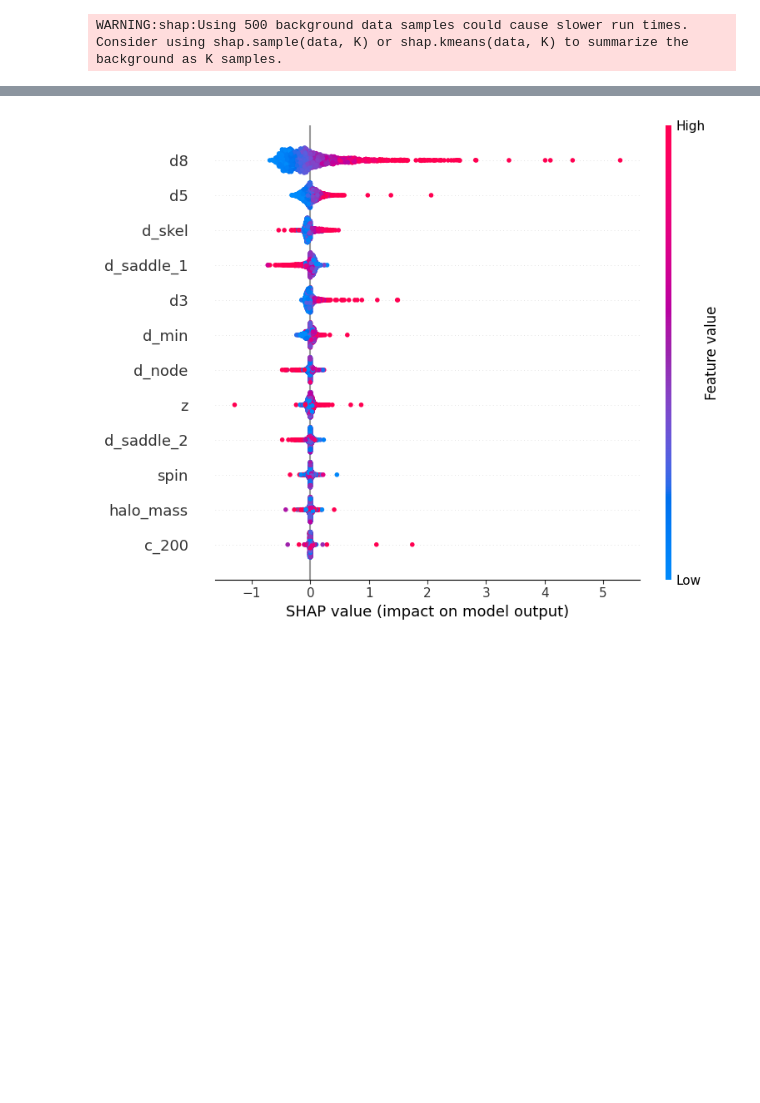
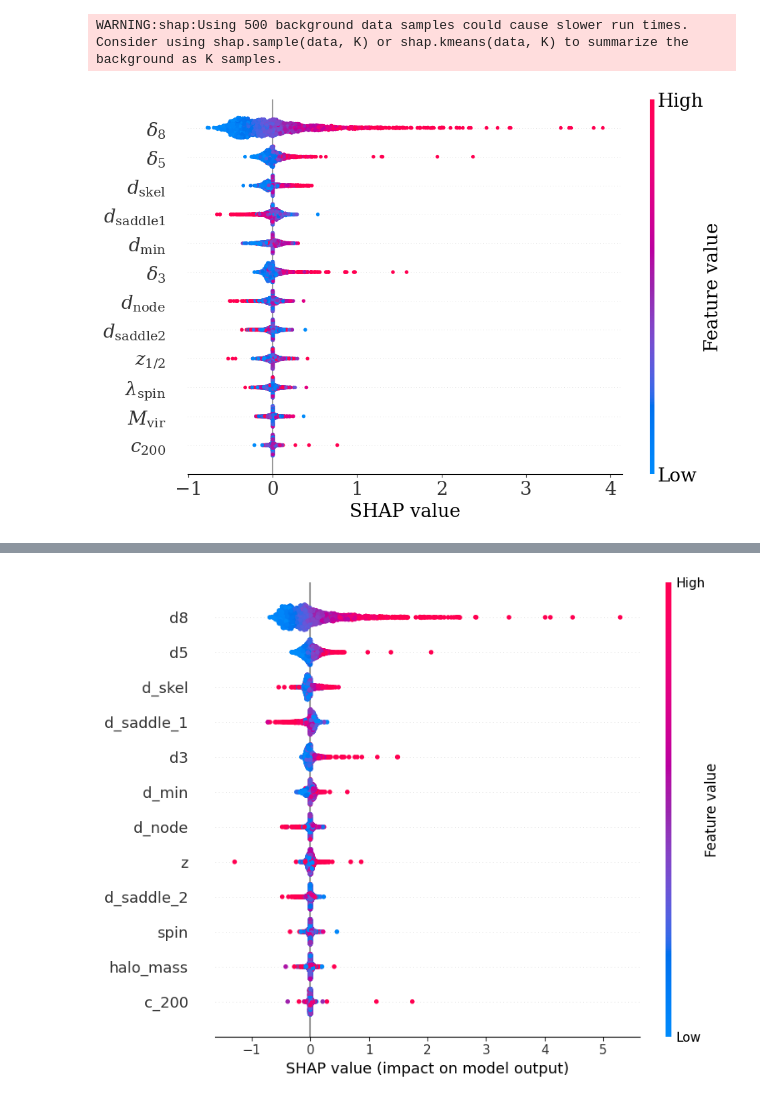
Before and after one commit to CrisCL20/Proyecto-XAI, a Jupyter notebook: notebooks/explanations.ipynb, the cells around one changed output, grey strips where cells are left out. Drawn from its saved outputs; the diff is of its cells as text; code cells hidden in the pictures; blank space fills up the shorter version.

```diff
--- a/notebooks/explanations.ipynb
+++ b/notebooks/explanations.ipynb
@@ -97,7 +97,7 @@ X_train.shape, X_val.shape, X_test.shape
 # %%
 ### --- load model
 
-model = keras.saving.load_model('GalaxyBiasResNet.keras')
+model = keras.saving.load_model('Resnet50Conv1d_fullmodel.keras')
 #model.summary() #uncomment this line to see network layers
 # %% [markdown]
 # 3. SHAP Explanations
@@ -123,3 +123,83 @@ features = ['halo_mass', 'd3', 'd5', 'd8', 'c_200', 'z', 'spin',
             'd_min', 'd_node', 'd_saddle_1', 'd_saddle_2', 'd_skel']
 # %% [output]
 WARNING:shap:Using 500 background data samples could cause slower run times. Consider using shap.sample(data, K) or shap.kmeans(data, K) to summarize the background as K samples.
+# %%
+plt.rcParams.update({
+    "font.family": "serif",
+    "font.size": 20,
+    "axes.labelsize": 20,
+    "axes.titlesize": 20,
+    "xtick.labelsize": 20,
+    "ytick.labelsize": 20,
+    "legend.fontsize": 20,
+})
+
+plt.rcParams["font.family"] = "DejaVu Serif"
+plt.rcParams["mathtext.fontset"] = "custom"
+plt.rcParams["mathtext.rm"] = "DejaVu Serif"
+plt.rcParams["mathtext.it"] = "DejaVu Serif:italic"
+plt.rcParams["mathtext.bf"] = "DejaVu Serif:bold"
+
+feature_names = [
+    r'$M_{\rm vir}$',
+    r'$\delta_3$',
+    r'$\delta_5$',
+    r'$\delta_8$',
+    r'$c_{200}$',
+    r'$z_{1/2}$',
+    r'$\lambda_{\rm spin}$',
+    r'$d_{\rm min}$',
+    r'$d_{\rm node}$',
+    r'$d_{\rm saddle 1}$',
+    r'$d_{\rm saddle 2}$',
+    r'$d_{\rm skel}$'
+]
+
+shap.summary_plot(
+    shap_values,
+    X_explain,
+    feature_names=feature_names,
+    max_display=12,
+    show=False
+)
+
+fig = plt.gcf()
+ax = plt.gca()
+
+ax.tick_params(axis='x', labelsize=20)
+ax.tick_params(axis='y', labelsize=20)
+
+plt.xlabel("SHAP value", fontsize=20)
+
+# Colorbar
+cbar_ax = fig.axes[-1]
+cbar_ax.tick_params(labelsize=20)
+cbar_ax.set_ylabel("Feature value", fontsize=20)
+
+plt.gcf().set_size_inches(10, 7)
+plt.tight_layout()
+plt.savefig('shap_waterfall_plot.png')
+plt.show()
+
+shap.summary_plot(
+    shap_values,
+    X_explain,
+    feature_names=feature_names,
+    plot_type="bar",
+    max_display=12,
+    show=False
+)
+
+ax = plt.gca()
+
+ax.tick_params(axis='x', labelsize=20)
+ax.tick_params(axis='y', labelsize=20)
+
+plt.xlabel("Mean SHAP value", fontsize=20)
+
+plt.gcf().set_size_inches(10, 7)
+plt.tight_layout()
+plt.savefig('shap_bar_plot.png')
+plt.show()
+# %% [output]
+[figure, added]
```
Also changed, not shown: parts of 2 cells of this notebook.
